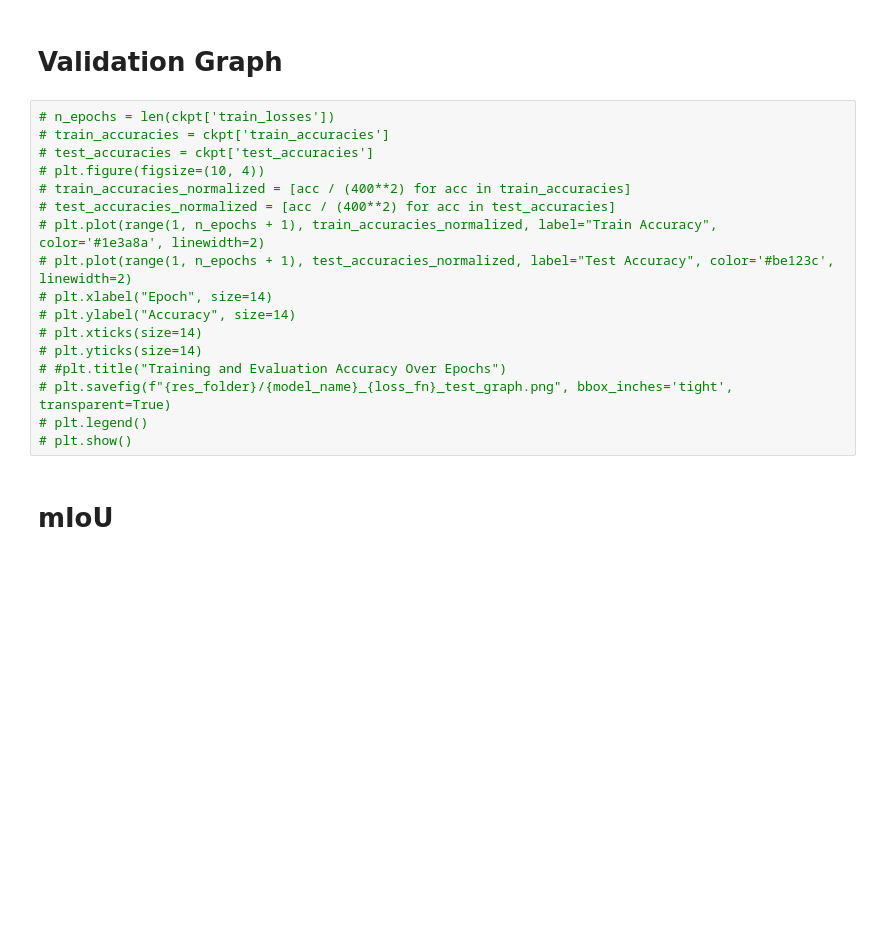
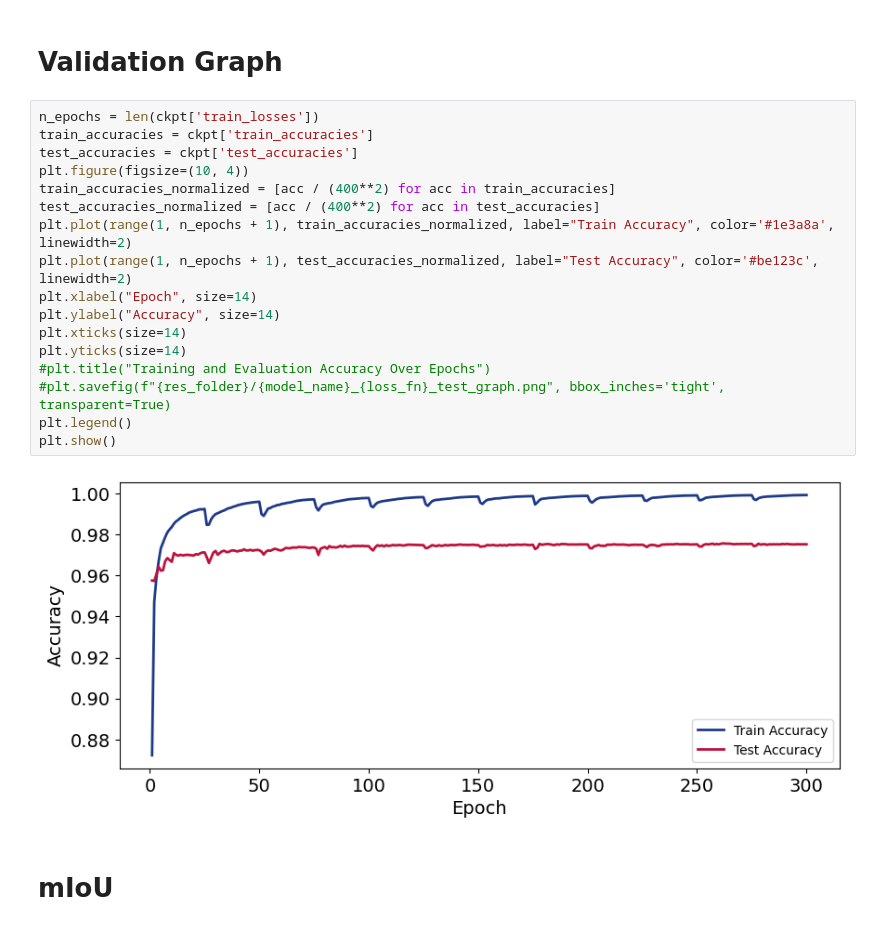
Before and after one commit to DaDudeIan/Pre-planning-Intersection-Traversal-for-Autonomous-Vehicles, a Jupyter notebook: models/training/results.ipynb, the cells around one changed output. Drawn from its saved outputs; the diff is of its cells as text; blank space fills up the shorter version.

```diff
--- a/models/training/results.ipynb
+++ b/models/training/results.ipynb
@@ -245,22 +250,24 @@ plt.savefig(f"{res_folder}/{base}_train1.png", bbox_inches='tight', transparent=
 # %% [markdown]
 # Validation Graph
 # %%
-# n_epochs = len(ckpt['train_losses'])
-# train_accuracies = ckpt['train_accuracies']
-# test_accuracies = ckpt['test_accuracies']
-# plt.figure(figsize=(10, 4))
-# train_accuracies_normalized = [acc / (400**2) for acc in train_accuracies]
-# test_accuracies_normalized = [acc / (400**2) for acc in test_accuracies]
-# plt.plot(range(1, n_epochs + 1), train_accuracies_normalized, label="Train Accuracy", color='#1e3a8a', linewidth=2)
-# plt.plot(range(1, n_epochs + 1), test_accuracies_normalized, label="Test Accuracy", color='#be123c', linewidth=2)
-# plt.xlabel("Epoch", size=14)
-# plt.ylabel("Accuracy", size=14)
-# plt.xticks(size=14)
-# plt.yticks(size=14)
-# #plt.title("Training and Evaluation Accuracy Over Epochs")
-# plt.savefig(f"{res_folder}/{model_name}_{loss_fn}_test_graph.png", bbox_inches='tight', transparent=True)
-# plt.legend()
-# plt.show()
+n_epochs = len(ckpt['train_losses'])
+train_accuracies = ckpt['train_accuracies']
+test_accuracies = ckpt['test_accuracies']
+plt.figure(figsize=(10, 4))
+train_accuracies_normalized = [acc / (400**2) for acc in train_accuracies]
+test_accuracies_normalized = [acc / (400**2) for acc in test_accuracies]
+plt.plot(range(1, n_epochs + 1), train_accuracies_normalized, label="Train Accuracy", color='#1e3a8a', linewidth=2)
+plt.plot(range(1, n_epochs + 1), test_accuracies_normalized, label="Test Accuracy", color='#be123c', linewidth=2)
+plt.xlabel("Epoch", size=14)
+plt.ylabel("Accuracy", size=14)
+plt.xticks(size=14)
+plt.yticks(size=14)
+#plt.title("Training and Evaluation Accuracy Over Epochs")
+#plt.savefig(f"{res_folder}/{model_name}_{loss_fn}_test_graph.png", bbox_inches='tight', transparent=True)
+plt.legend()
+plt.show()
+# %% [output]
+[figure, added]
 # %% [markdown]
 # mIoU
 # %%
```
Also changed, not shown: parts of 13 cells of this notebook, 11 other files.
